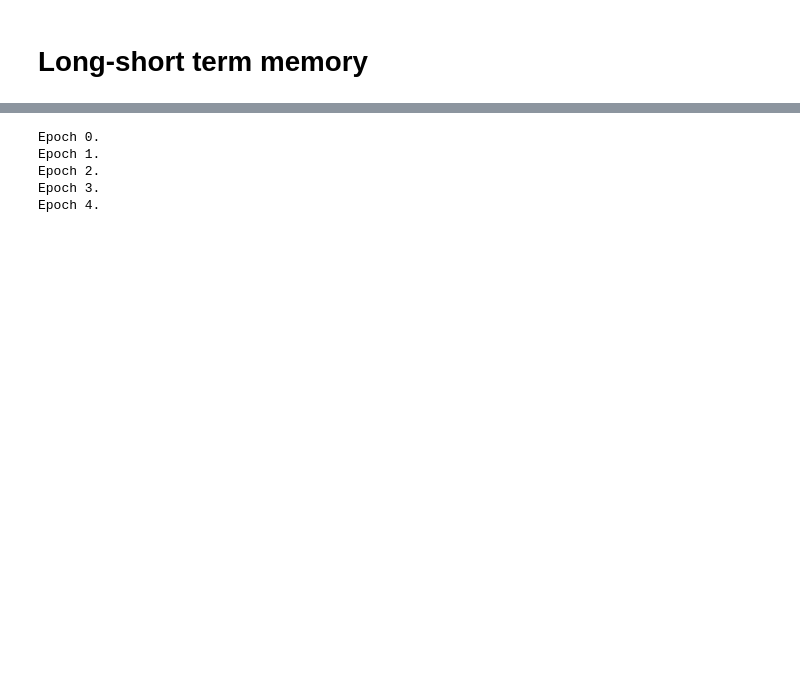
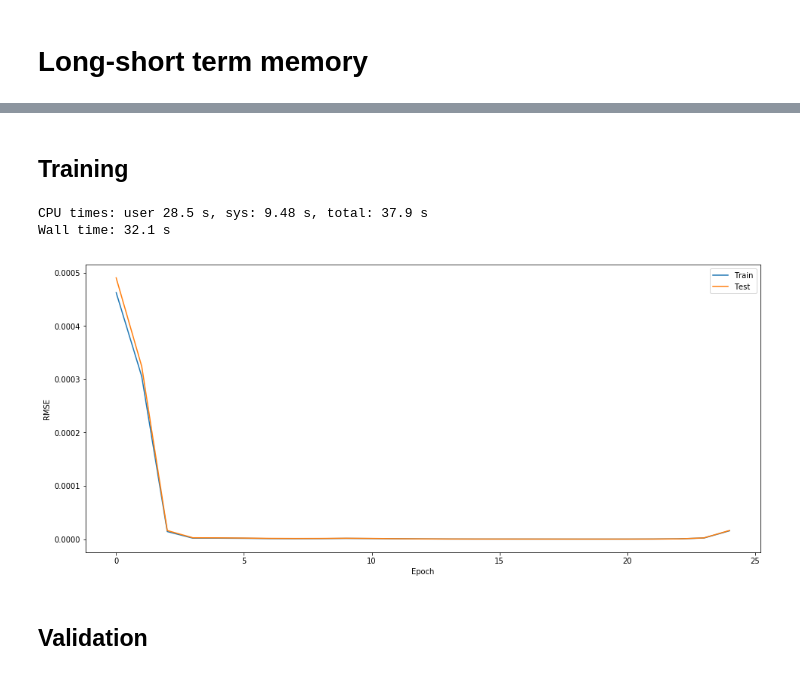
Before and after one commit to mdymczyk/anomaly-detection, a Jupyter notebook: OReilly_Anomaly_Detection.ipynb, the cells around one changed output, grey strips where cells are left out. Cells and saved outputs as stored; diff of their text form; code cells hidden in the pictures; blank space fills up the shorter version.

```diff
--- a/OReilly_Anomaly_Detection.ipynb
+++ b/OReilly_Anomaly_Detection.ipynb
@@ -176,3 +256,5 @@ validate_data = mx.gluon.data.DataLoader(validate_data_selected.astype(np.float3
+# %%
+ctx = mx.gpu() # use mx.cpu() on machines with no GPU
 # %%
 model = mx.gluon.nn.Sequential()
 with model.name_scope():
@@ -192,3 +269,5 @@ trainer = gluon.Trainer(model.collect_params(), 'adam', {'learning_rate': 0.01})
 
 # Similarly to previous example we will use L2 loss for evaluation
 L = gluon.loss.L2Loss()
+# %% [markdown]
+## Training
@@ -195,24 +285,32 @@ L = gluon.loss.L2Loss()
 # %%
-epochs = 10
-moving_loss = 0.
+%%time
+epochs = 25
+
+all_train_rmse = []
+all_test_rmse = []
 
 # Gluon training loop
 for e in range(epochs):
     for i, data in enumerate(train_data):
-        data = data.as_in_context(model_ctx).reshape((-1,features,1))
+        data = data.as_in_context(ctx).reshape((-1,features,1))
         label = data
         with autograd.record():
             output = model(data)
             loss = L(output, label)
         loss.backward()
         trainer.step(batch_size)
-    print("Epoch %s." % (e))
+
+    train_rmse = evaluate_accuracy(train_data, model, L)
+    test_rmse = evaluate_accuracy(test_data, model, L)
+    all_train_rmse.append(train_rmse)
+    all_test_rmse.append(test_rmse)
 # %% [output]
-Epoch 0.
-Epoch 1.
-Epoch 2.
-Epoch 3.
-Epoch 4.
+CPU times: user 28.5 s, sys: 9.48 s, total: 37.9 s
+Wall time: 32.1 s
+# %%
+plot_errors(all_train_rmse, all_test_rmse)
+# %% [output]
+[figure, added]
 # %%
 # Helper method running predictions in a batched fashion
 def predict(to_predict, L):
@@ -230,0 +329,2 @@ validation_predictions = predict(validate_data, L)
+# %% [markdown]
+## Validation
```
Also changed, not shown: parts of 33 cells of this notebook.
